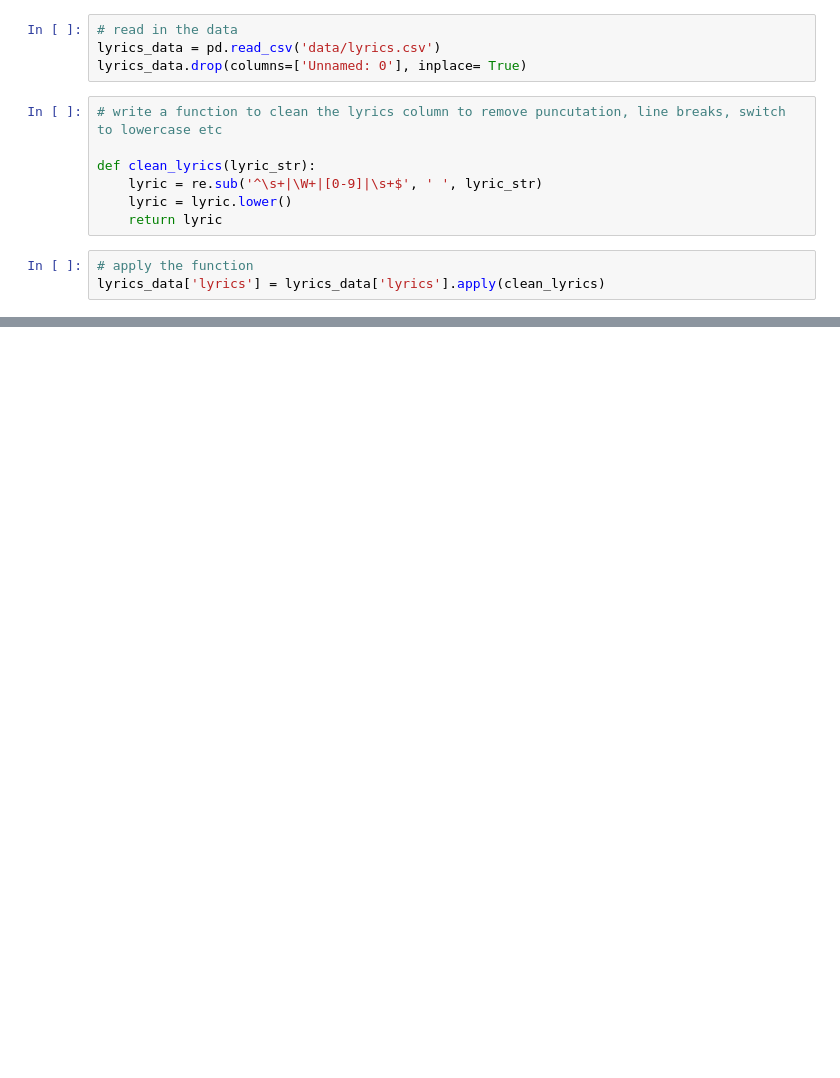
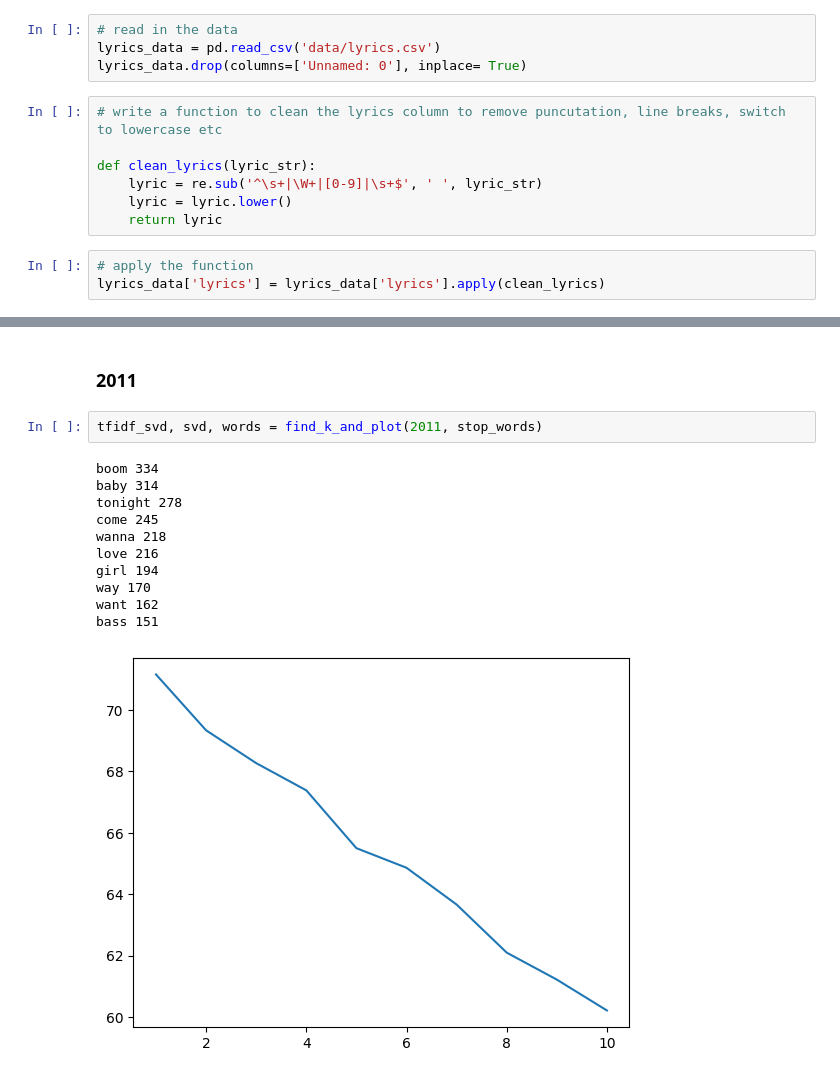
Before and after one commit to cjyu98/2010s_songs_trend_analysis, a Jupyter notebook: lyric_analysis.ipynb, the cells around one changed output, grey strips where cells are left out. Cells and saved outputs as stored; diff of their text form; blank space fills up the shorter version.

```diff
--- a/lyric_analysis.ipynb
+++ b/lyric_analysis.ipynb
@@ -37,0 +129,16 @@ lyrics_data
+# %% [markdown]
+### 2011
+# %%
+tfidf_svd, svd, words = find_k_and_plot(2011, stop_words)
+# %% [output]
+boom 334
+baby 314
+tonight 278
+come 245
+wanna 218
+love 216
+girl 194
+way 170
+want 162
+bass 151
+[figure, added]
```
Also changed, not shown: parts of 48 cells of this notebook, 1 other file.
